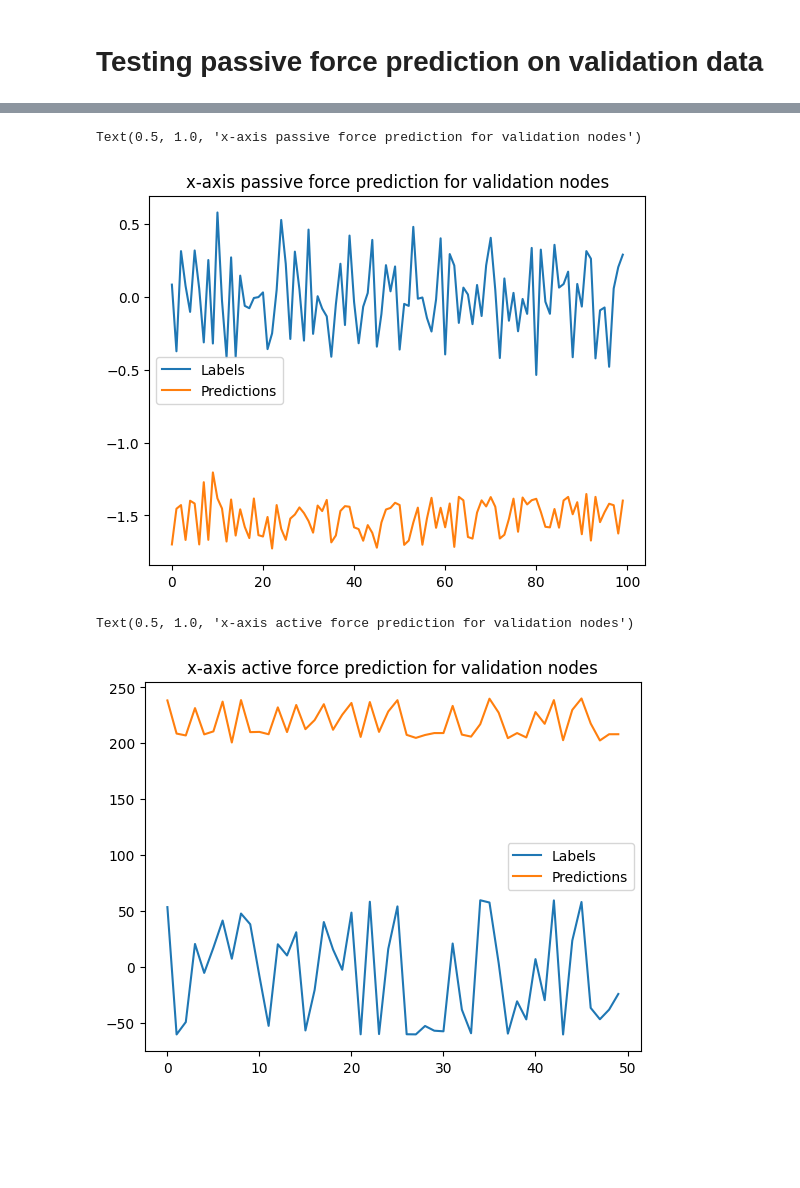
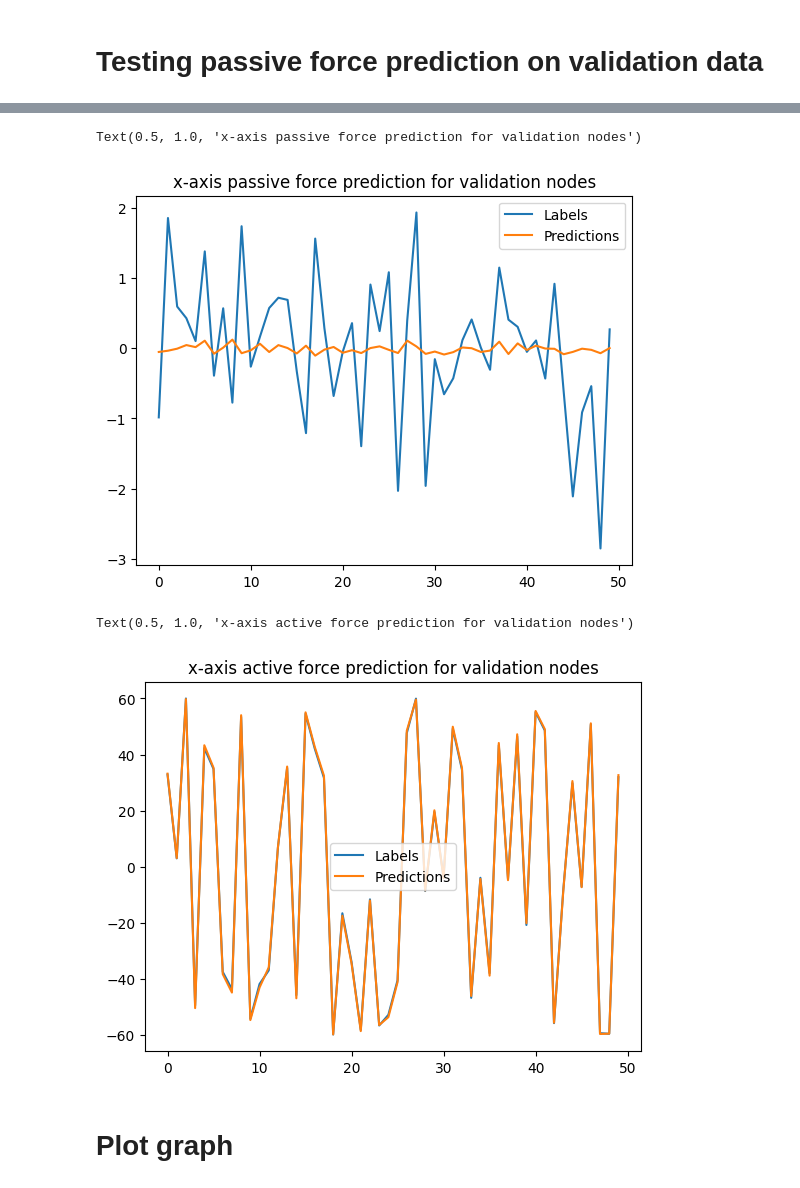
Before and after one commit to Phistian/exjobb, a Jupyter notebook: miguel/training/clean_training_3.ipynb, the cells around one changed output, grey strips where cells are left out. Drawn from its saved outputs; the diff is of its cells as text; code cells hidden in the pictures; blank space fills up the shorter version.

```diff
--- a/miguel/training/clean_training_3.ipynb
+++ b/miguel/training/clean_training_3.ipynb
@@ -288,8 +278,8 @@ Text(0.5, 1.0, 'Pairwise distance histogram for edge-search-radius 0.67702750025
 # Set up GNN model
 # %%
 model = own_models.OneMessagePassingLayerMPNGNN(
-    dense_layer_dimensions = (64, 96,),
-    base_layer_dimensions = (96,),
+    dense_layer_dimensions = (10, 40, 160),
+    base_layer_dimensions = (160,),
     number_of_node_features=3, #remember to change to 3
     number_of_edge_outputs=1,
     number_of_edge_features=1,
@@ -380,10 +370,8 @@ def shuffle_and_reset_generator(df):
         properties=['centroid', 'orientation'],
         radius=global_search_radius,
         box_len=scaled_box_len,
-        min_data_size=4,
-        max_data_size=5,
         output_type='nodes',
-        batch_size=1
+        batch_size=32
     )
     return generator
 # %% [markdown]
@@ -716,25 +703,27 @@ Creating graph edges...
 # %%
 
-plt.plot(solutions[:, 2])
-plt.plot(output[:,2])
+plt.plot(solutions[:50, 2])
+plt.plot(output[:50,2])
 plt.legend(["Labels", "Predictions"])
 plt.plot()
 plt.title("x-axis passive force prediction for validation nodes")
 #plt.plot(output[:,1]*5)
 # %% [output]
 Text(0.5, 1.0, 'x-axis passive force prediction for validation nodes')
-[figure, old version]
+[figure, new version]
 # %%
 
-plt.plot(solutions[:50, 0]/scales["active"])
-plt.plot(output[:50,0]/scales["active"])
+plt.plot(solutions[:50, 0])
+plt.plot(output[:50,0])
 plt.legend(["Labels", "Predictions"])
 plt.plot()
 plt.title("x-axis active force prediction for validation nodes")
 #plt.plot(output[:,1]*5)
 # %% [output]
 Text(0.5, 1.0, 'x-axis active force prediction for validation nodes')
-[figure, old version]
+[figure, new version]
+# %% [markdown]
+# Plot graph
 # %%
 outliers = []
 x_f = output[:,0]
```
Also changed, not shown: parts of 16 cells of this notebook.
